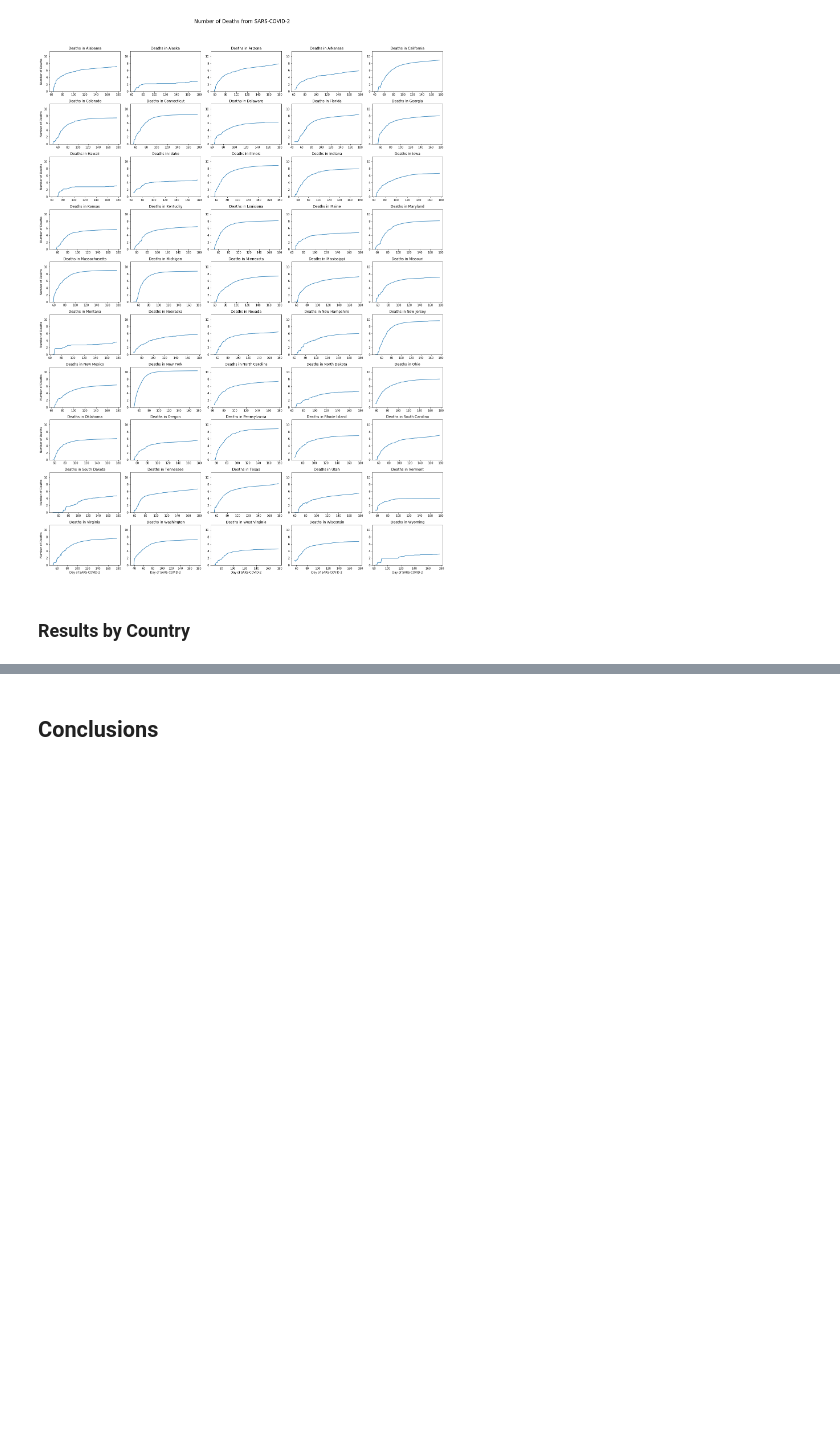
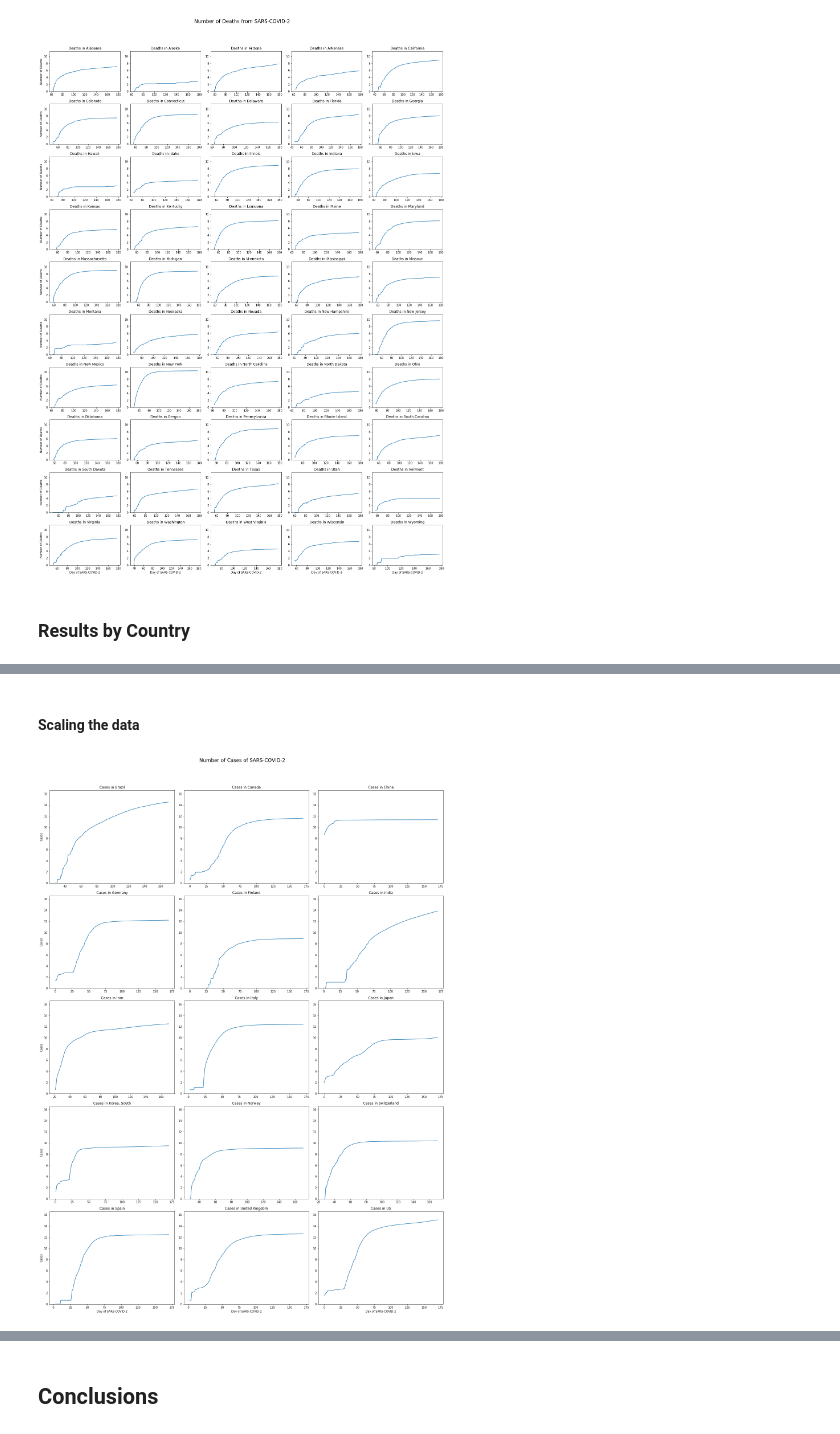
Before and after one commit to kleiaLaRoe/projects, a Jupyter notebook: python/patternRecognition/COVID19/COVID19Data.ipynb, the cells around one changed output, grey strips where cells are left out. Cells and saved outputs as stored; diff of their text form; code cells hidden in the pictures; blank space fills up the shorter version.

```diff
--- a/python/patternRecognition/COVID19/COVID19Data.ipynb
+++ b/python/patternRecognition/COVID19/COVID19Data.ipynb
@@ -399,0 +456,6 @@ plotMortalityByCountry('Korea, South')
+# %% [markdown]
+<h4>Scaling the data</h4>
+# %%
+plotCasesByCountry(countries, logScale=True)
+# %% [output]
+[figure, added]
```
Also changed, not shown: parts of 16 cells of this notebook.
